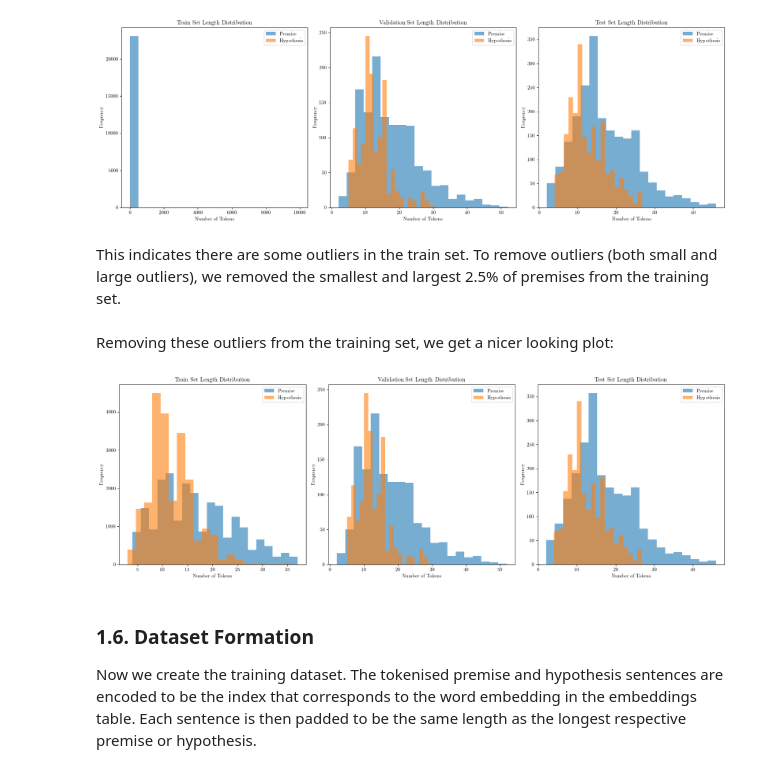
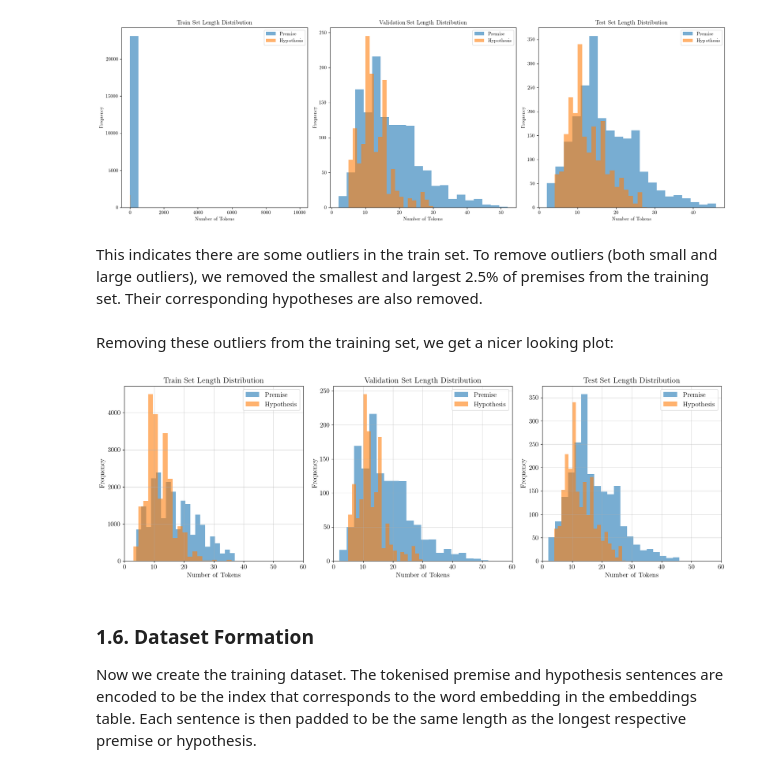
Before and after one commit to MahitGtg/nlp-project, a Jupyter notebook: GRU.ipynb, the cells around one changed output. Cells and saved outputs as stored; diff of their text form; code cells hidden in the pictures.

Commit message:
Saved set distribution figure for the report

```diff
--- a/GRU.ipynb
+++ b/GRU.ipynb
@@ -269,7 +279,7 @@ plt.show()
 # %% [output]
 [figure]
 # %% [markdown]
-This indicates there are some outliers in the train set. To remove outliers (both small and large outliers), we removed the smallest and largest 2.5% of premises from the training set.
+This indicates there are some outliers in the train set. To remove outliers (both small and large outliers), we removed the smallest and largest 2.5% of premises from the training set. Their corresponding hypotheses are also removed.
 # %%
 lower_prem, upper_prem = np.percentile(train_prem_lengths, [2.5, 97.5])
 keep_indices = [i for i, pl in enumerate(train_prem_lengths) if lower_prem <= pl <= upper_prem]
@@ -280,36 +290,40 @@ Removing these outliers from the training set, we get a nicer looking plot:
 # %%
 train_prem_lengths = [len(premise) for premise in X_train['premise']]
 train_hyp_lengths = [len(hypothesis) for hypothesis in X_train['hypothesis']]
 
 fig, axs = plt.subplots(1, 3, figsize=(18, 6))
+min_length = 0
+max_length = 60
+xticks = np.arange(min_length, max_length+10, 10)
 
 # Train set
 axs[0].hist(train_prem_lengths, bins=20, alpha=0.6, label='Premise')
 axs[0].hist(train_hyp_lengths, bins=20, alpha=0.6, label='Hypothesis')
-axs[0].set_title("Train Set Length Distribution")
-axs[0].set_xlabel("Number of Tokens")
-axs[0].set_ylabel("Frequency")
-axs[0].legend()
+axs[0].set_title("Train Set Length Distribution", fontsize=16)
 
 # Validation set
 axs[1].hist(val_prem_lengths, bins=20, alpha=0.6, label='Premise')
 axs[1].hist(val_hyp_lengths, bins=20, alpha=0.6, label='Hypothesis')
-axs[1].set_title("Validation Set Length Distribution")
-axs[1].set_xlabel("Number of Tokens")
-axs[1].set_ylabel("Frequency")
-axs[1].legend()
+axs[1].set_title("Validation Set Length Distribution", fontsize=16)
 
 axs[2].hist(test_prem_lengths, bins=20, alpha=0.6, label='Premise')
 axs[2].hist(test_hyp_lengths, bins=20, alpha=0.6, label='Hypothesis')
-axs[2].set_title("Test Set Length Distribution")
-axs[2].set_xlabel("Number of Tokens")
-axs[2].set_ylabel("Frequency")
-axs[2].legend()
+axs[2].set_title("Test Set Length Distribution", fontsize=16)
+
+for ax in axs:
+    ax.tick_params(axis='both', labelsize=14)
+    ax.set_xlabel("Number of Tokens", fontsize=14)
+    ax.set_ylabel("Frequency", fontsize=14)
+    ax.set_xticks(xticks)
+    ax.set_xlim(0)
+    ax.legend(fontsize=14)
+    ax.grid(zorder=0, alpha=0.5)
 
 plt.tight_layout()
+plt.savefig("set_distributions.pdf", transparent=True, bbox_inches='tight')
 plt.show()
 # %% [output]
-[figure, old version]
+[figure, new version]
 # %% [markdown]
 ### 1.6. Dataset Formation
 Now we create the training dataset. The tokenised premise and hypothesis sentences are encoded to be the index that corresponds to the word embedding in the embeddings table. Each sentence is then padded to be the same length as the longest respective premise or hypothesis.
```
Also changed, not shown: parts of 5 cells of this notebook, 1 other file.
